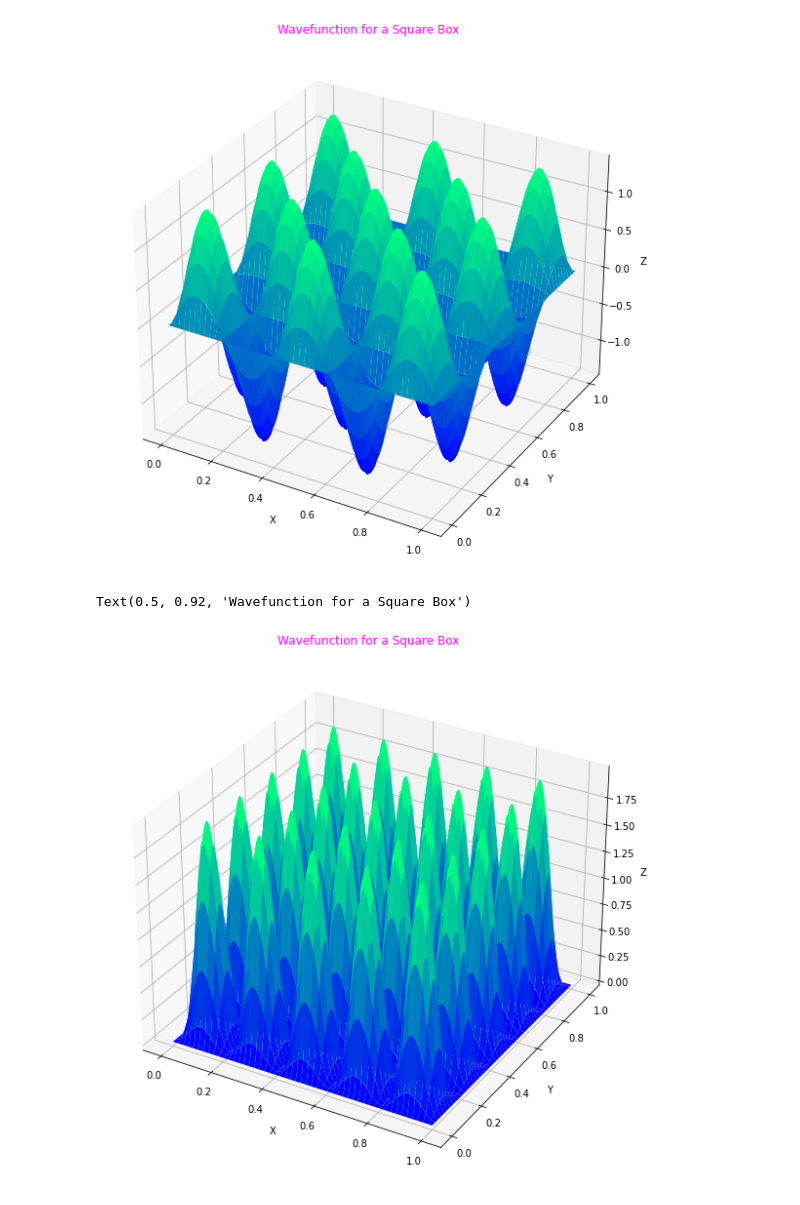
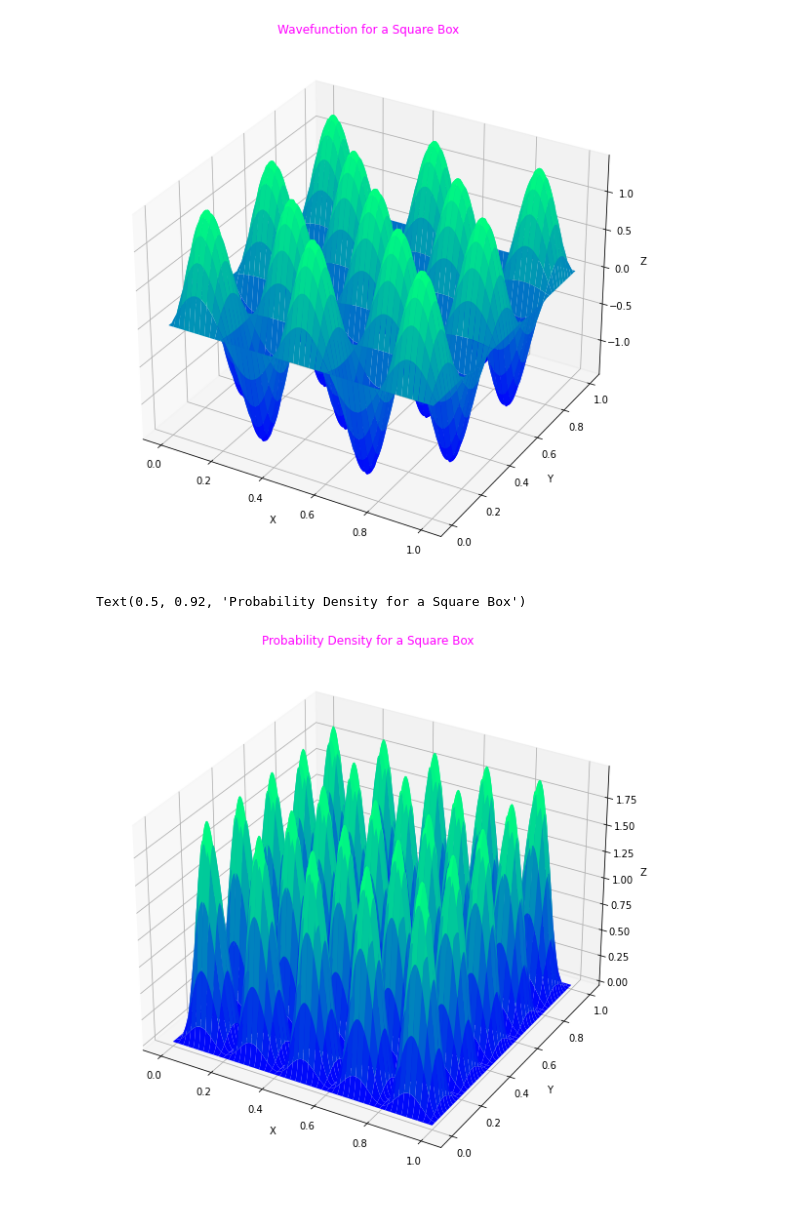
Before and after one commit to vbxenon/ACPC, a Jupyter notebook: PIB.ipynb, the cells around one changed output. Saved outputs shown, nothing was run; the diff lists cells and outputs as text; code cells hidden in the pictures.

```diff
--- a/PIB.ipynb
+++ b/PIB.ipynb
@@ -75,12 +75,12 @@ Text(0.5, 0.92, 'Wavefunction for a Square Box')
 # %%
 #plotting the 3D probability density
 fig = plt.figure(figsize=(12,10))
 ax = fig.add_subplot(111, projection = '3d')
 ax.plot_surface(X2,Y2,PSI_3D_SQ, cmap = 'winter')
 plt.xlabel('X')
 plt.ylabel('Y')
 ax.set_zlabel('Z')
-plt.title('Wavefunction for a Square Box', color='magenta')
+plt.title('Probability Density for a Square Box', color='magenta')
 # %% [output]
-Text(0.5, 0.92, 'Wavefunction for a Square Box')
+Text(0.5, 0.92, 'Probability Density for a Square Box')
-[figure, old version]
+[figure, new version]
```
Also changed, not shown: parts of 1 cell of this notebook.
